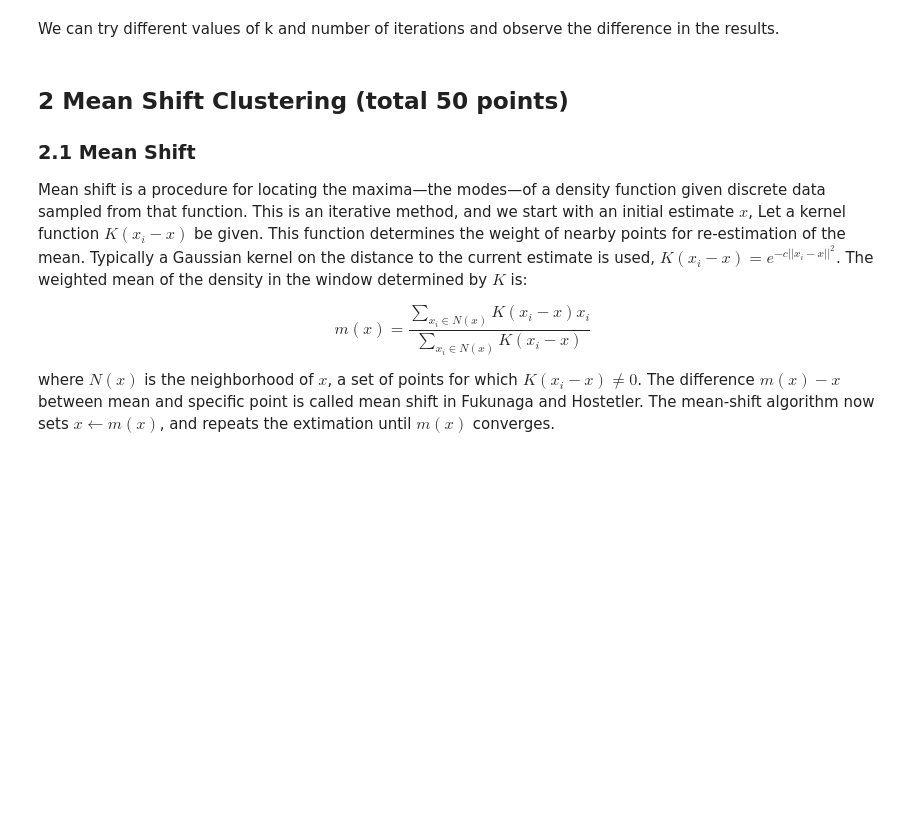
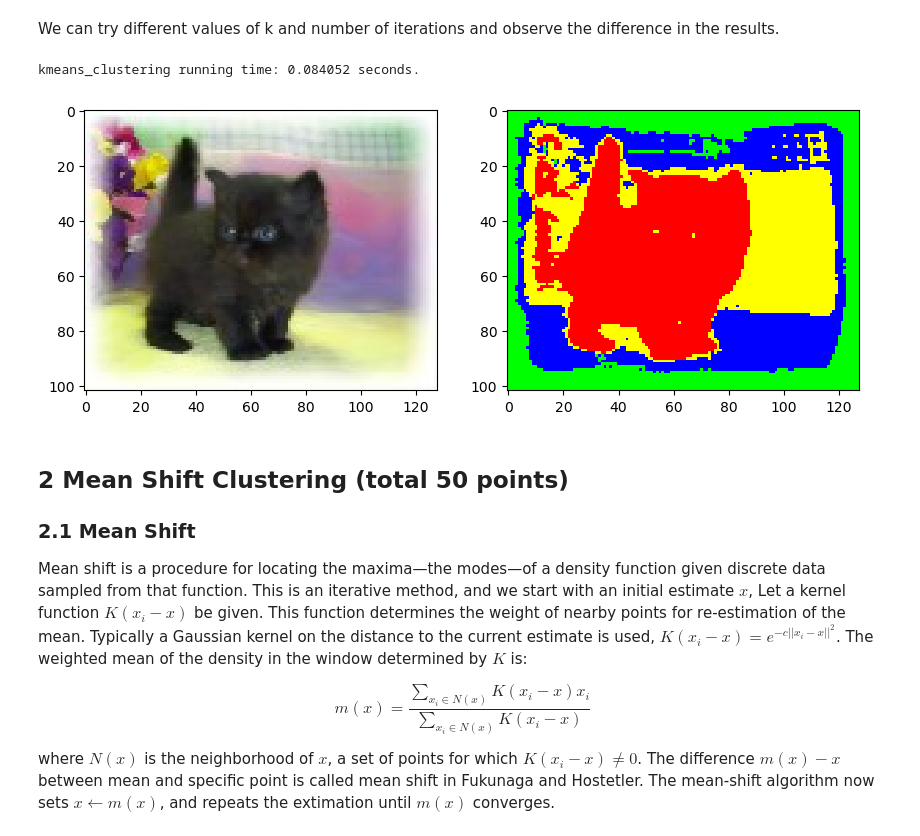
Before and after one commit to chiro2001/cv-lab, a Jupyter notebook: Homework3/hw3.ipynb, the cells around one changed output. Cells and saved outputs as stored; diff of their text form; code cells hidden in the pictures; blank space fills up the shorter version.

```diff
--- a/Homework3/hw3.ipynb
+++ b/Homework3/hw3.ipynb
@@ -177,5 +148,28 @@ kmeans_clustering running time: 3.116174 seconds.
 # %% [markdown]
 We can try different values of k and number of iterations and observe the difference in the results.
+# %%
+from segmentation import kmeans_color
+img = io.imread('example.jpg')
+#img = img[...,[2,1,0]]
+plt.figure()
+plt.subplot(1,2,1)
+plt.imshow(img)
+k=4
+cluster_color=[[255,0,0],[0,255,0],[0,0,255],[255,255,0],[255,0,255],[0,255,255]]
+start = time()
+assignments = kmeans_color(img, k)
+end = time()
+
+print("kmeans_clustering running time: %f seconds." % (end - start))
+res_img=np.array(img)
+for i in range(k):
+    res_img[assignments==i]=cluster_color[i]
+plt.subplot(1,2,2)
+plt.imshow(res_img)
+plt.show()
+# %% [output]
+kmeans_clustering running time: 0.084052 seconds.
+[figure, added]
 # %% [markdown]
 ## 2 Mean Shift Clustering (total 50 points)
 ### 2.1 Mean Shift
```
Also changed, not shown: parts of 7 cells of this notebook, 1 other file.
